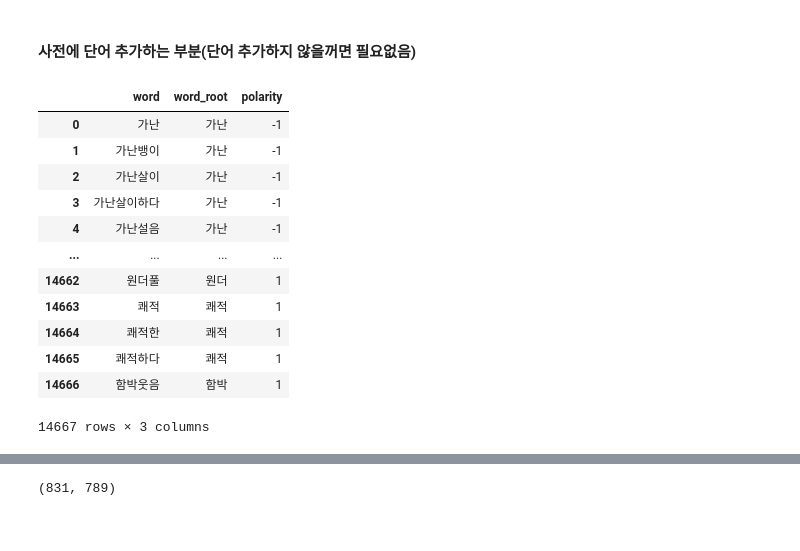
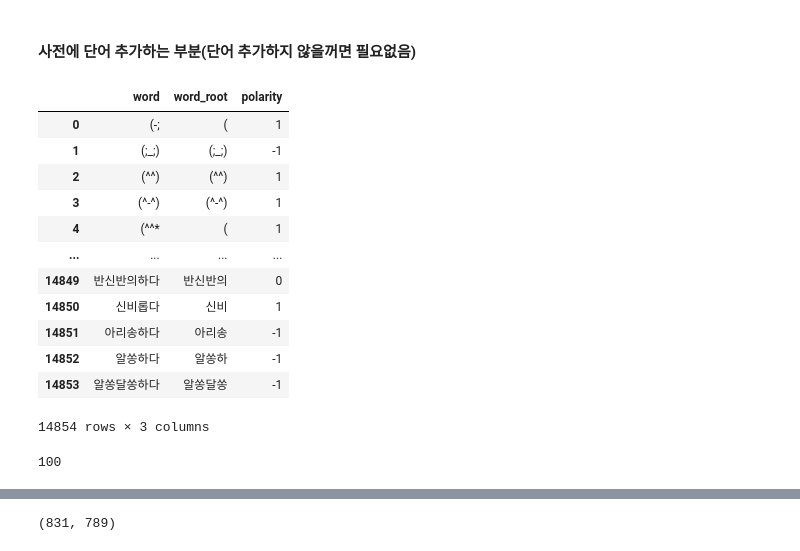
Before and after one commit to tecktonik08/Team_Project02, a Jupyter notebook: deeplearning_okt_wordcloud.ipynb, the cells around one changed output, grey strips where cells are left out. Cells and saved outputs as stored; diff of their text form; code cells hidden in the pictures.

```diff
--- a/deeplearning_okt_wordcloud.ipynb
+++ b/deeplearning_okt_wordcloud.ipynb
@@ -73,18 +96,18 @@ for i in range(len(articles)):
 # %%
-sw = pd.read_csv('SentiWrod_info1.csv')
+sw = pd.read_csv('SentiWord_info.csv')
 sw
 # %% [output]
 |  | word | word_root | polarity |
-| 0 | 가난 | 가난 | -1 |
-| 1 | 가난뱅이 | 가난 | -1 |
-| 2 | 가난살이 | 가난 | -1 |
-| 3 | 가난살이하다 | 가난 | -1 |
-| 4 | 가난설음 | 가난 | -1 |
+| 0 | (-; | ( | 1 |
+| 1 | (;_;) | (;_;) | -1 |
+| 2 | (^^) | (^^) | 1 |
+| 3 | (^-^) | (^-^) | 1 |
+| 4 | (^^* | ( | 1 |
 | ... | ... | ... | ... |
-| 14662 | 원더풀 | 원더 | 1 |
-| 14663 | 쾌적 | 쾌적 | 1 |
-| 14664 | 쾌적한 | 쾌적 | 1 |
-| 14665 | 쾌적하다 | 쾌적 | 1 |
-| 14666 | 함박웃음 | 함박 | 1 |
+| 14849 | 반신반의하다 | 반신반의 | 0 |
+| 14850 | 신비롭다 | 신비 | 1 |
+| 14851 | 아리송하다 | 아리송 | -1 |
+| 14852 | 알쏭하다 | 알쏭하 | -1 |
+| 14853 | 알쏭달쏭하다 | 알쏭달쏭 | -1 |
-14667 rows × 3 columns
+14854 rows × 3 columns
 # %%
@@ -110,0 +126,4 @@ article = mec(0)
+# %%
+len(articles)
+# %% [output]
+100
```
Also changed, not shown: parts of 18 cells of this notebook.
